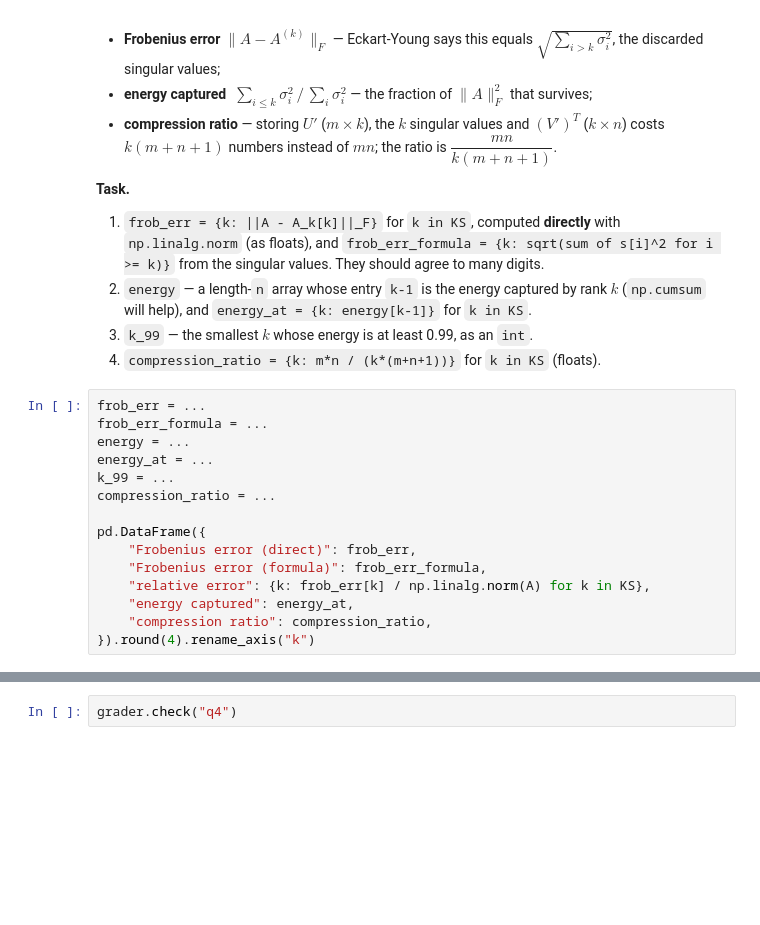
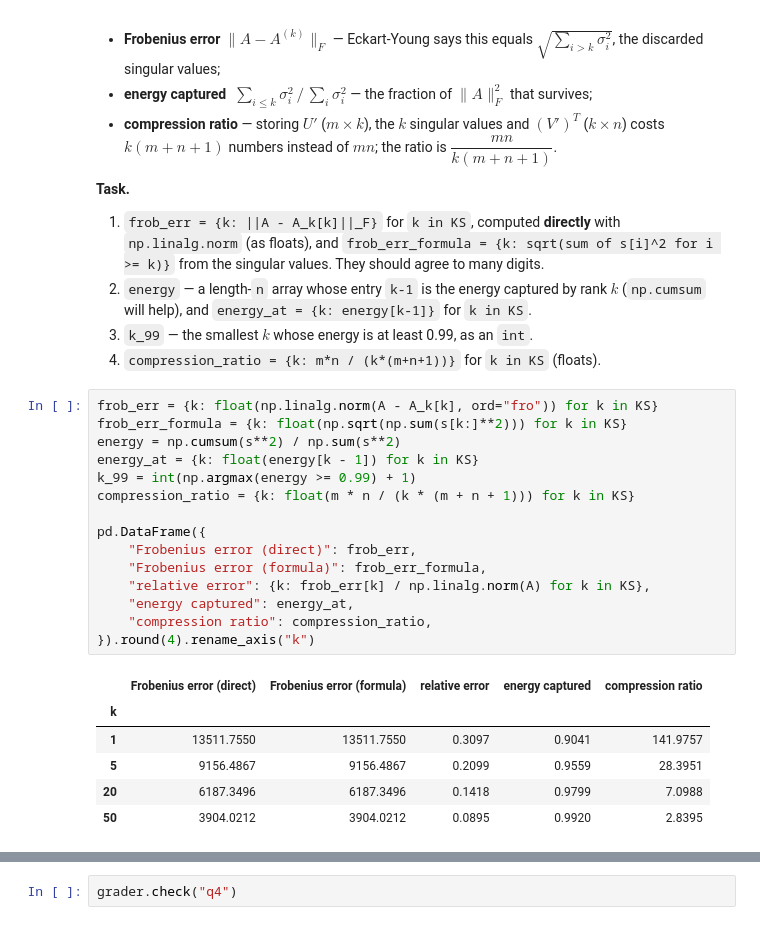
Before and after one commit to Patrio-Marcus/DS701-Materials-FA26, a Jupyter notebook: class_activity_notebooks/12-InClass-Exercise-SVD-A1/12-InClass-Exercise-SVD-A1.ipynb, the cells around one changed output, grey strips where cells are left out. Saved outputs shown, nothing was run; the diff lists cells and outputs as text; blank space fills up the shorter version.

```diff
--- a/class_activity_notebooks/12-InClass-Exercise-SVD-A1/12-InClass-Exercise-SVD-A1.ipynb
+++ b/class_activity_notebooks/12-InClass-Exercise-SVD-A1/12-InClass-Exercise-SVD-A1.ipynb
@@ -266,20 +295,27 @@ Three numbers summarise a rank-$k$ approximation:
 3. `k_99` — the smallest $k$ whose energy is at least 0.99, as an `int`.
 4. `compression_ratio = {k: m*n / (k*(m+n+1))}` for `k in KS` (floats).
 # %%
-frob_err = ...
-frob_err_formula = ...
-energy = ...
-energy_at = ...
-k_99 = ...
-compression_ratio = ...
+frob_err = {k: float(np.linalg.norm(A - A_k[k], ord="fro")) for k in KS}
+frob_err_formula = {k: float(np.sqrt(np.sum(s[k:]**2))) for k in KS}
+energy = np.cumsum(s**2) / np.sum(s**2)
+energy_at = {k: float(energy[k - 1]) for k in KS}
+k_99 = int(np.argmax(energy >= 0.99) + 1)
+compression_ratio = {k: float(m * n / (k * (m + n + 1))) for k in KS}
 
 pd.DataFrame({
     "Frobenius error (direct)": frob_err,
     "Frobenius error (formula)": frob_err_formula,
     "relative error": {k: frob_err[k] / np.linalg.norm(A) for k in KS},
     "energy captured": energy_at,
     "compression ratio": compression_ratio,
 }).round(4).rename_axis("k")
+# %% [output]
+|  | Frobenius error (direct) | Frobenius error (formula) | relative error | energy captured | compression ratio |
+| k |  |  |  |  |  |
+| 1 | 13511.7550 | 13511.7550 | 0.3097 | 0.9041 | 141.9757 |
+| 5 | 9156.4867 | 9156.4867 | 0.2099 | 0.9559 | 28.3951 |
+| 20 | 6187.3496 | 6187.3496 | 0.1418 | 0.9799 | 7.0988 |
+| 50 | 3904.0212 | 3904.0212 | 0.0895 | 0.9920 | 2.8395 |
 # %%
 print(f"smallest k with >= 99% energy: k_99 = {k_99}   (compression ratio there: {m*n/(k_99*(m+n+1)):.1f}x)")
 
```
Also changed, not shown: parts of 10 cells of this notebook.
